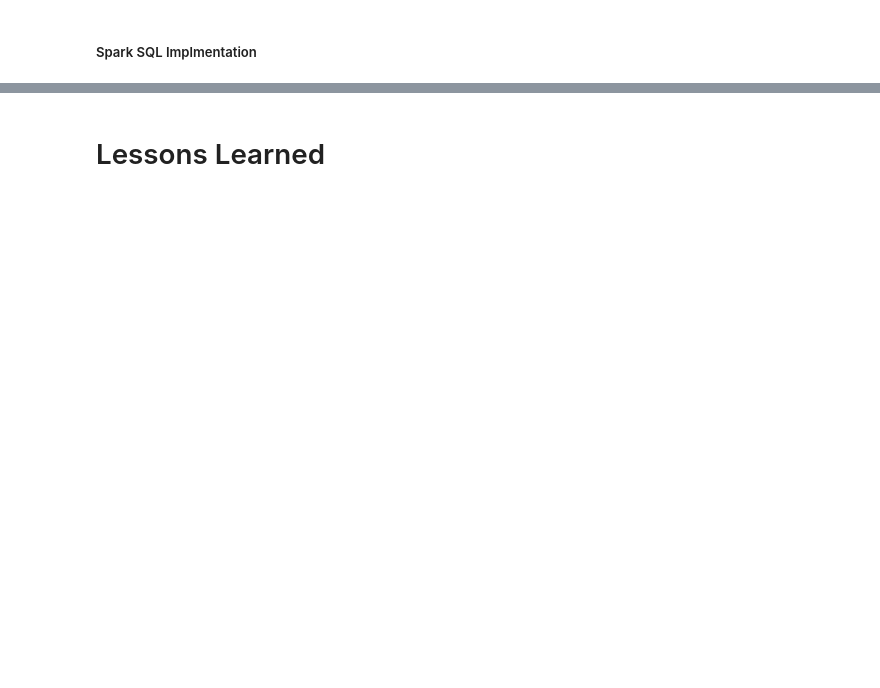
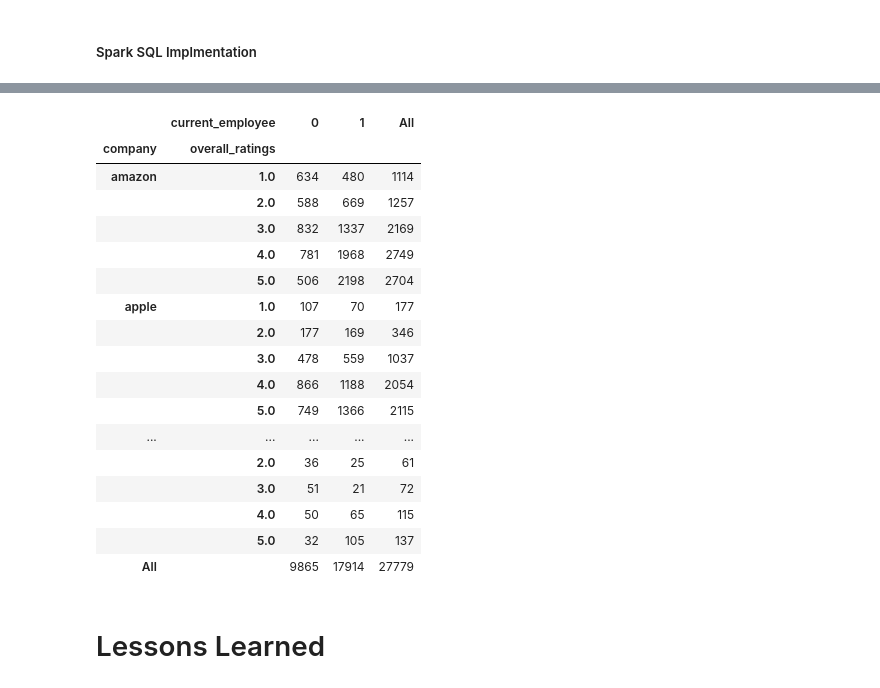
Before and after one commit to stirlingw/data-engineering-test, a Jupyter notebook: rakuten_engineering_test.ipynb, the cells around one changed output, grey strips where cells are left out. Cells and saved outputs as stored; diff of their text form; code cells hidden in the pictures; blank space fills up the shorter version.

```diff
--- a/rakuten_engineering_test.ipynb
+++ b/rakuten_engineering_test.ipynb
@@ -447,2 +537,23 @@ only showing top 20 rows
+# %%
+pd.crosstab(index=[reviews_pd_df.company, reviews_pd_df.overall_ratings], columns=[reviews_pd_df.current_employee], margins=True)
+# %% [output]
+|  | current_employee | 0 | 1 | All |
+| company | overall_ratings |  |  |  |
+| amazon | 1.0 | 634 | 480 | 1114 |
+|  | 2.0 | 588 | 669 | 1257 |
+|  | 3.0 | 832 | 1337 | 2169 |
+|  | 4.0 | 781 | 1968 | 2749 |
+|  | 5.0 | 506 | 2198 | 2704 |
+| apple | 1.0 | 107 | 70 | 177 |
+|  | 2.0 | 177 | 169 | 346 |
+|  | 3.0 | 478 | 559 | 1037 |
+|  | 4.0 | 866 | 1188 | 2054 |
+|  | 5.0 | 749 | 1366 | 2115 |
+| ... | ... | ... | ... | ... |
+|  | 2.0 | 36 | 25 | 61 |
+|  | 3.0 | 51 | 21 | 72 |
+|  | 4.0 | 50 | 65 | 115 |
+|  | 5.0 | 32 | 105 | 137 |
+| All |  | 9865 | 17914 | 27779 |
 # %% [markdown]
 # Lessons Learned
```
Also changed, not shown: parts of 29 cells of this notebook, 1 other file.
